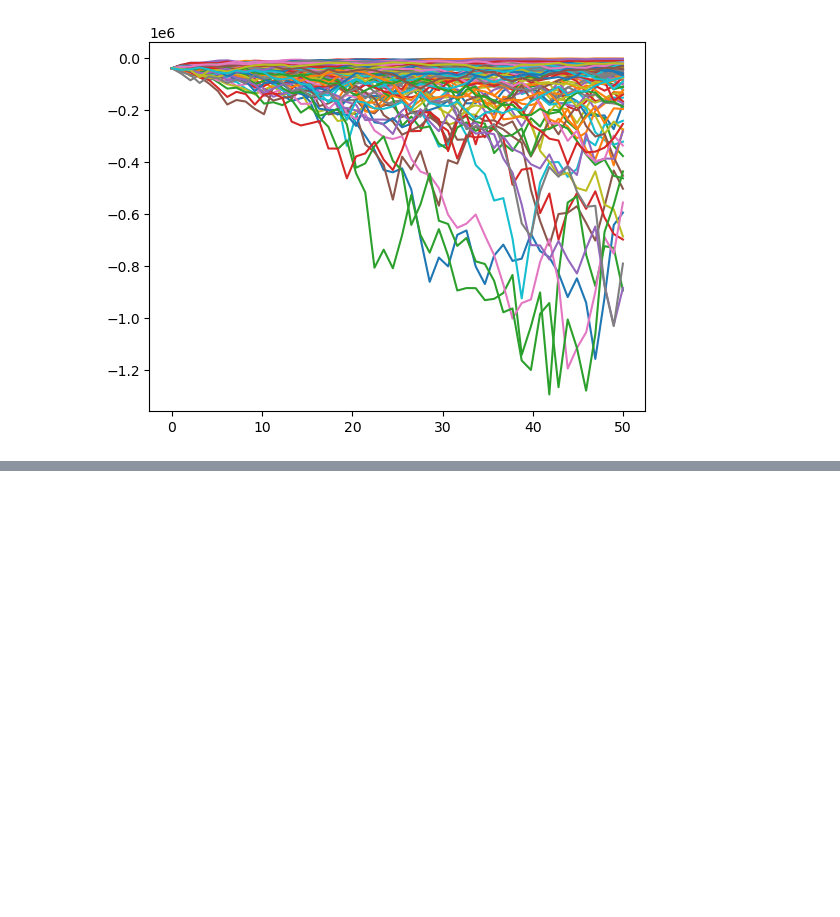
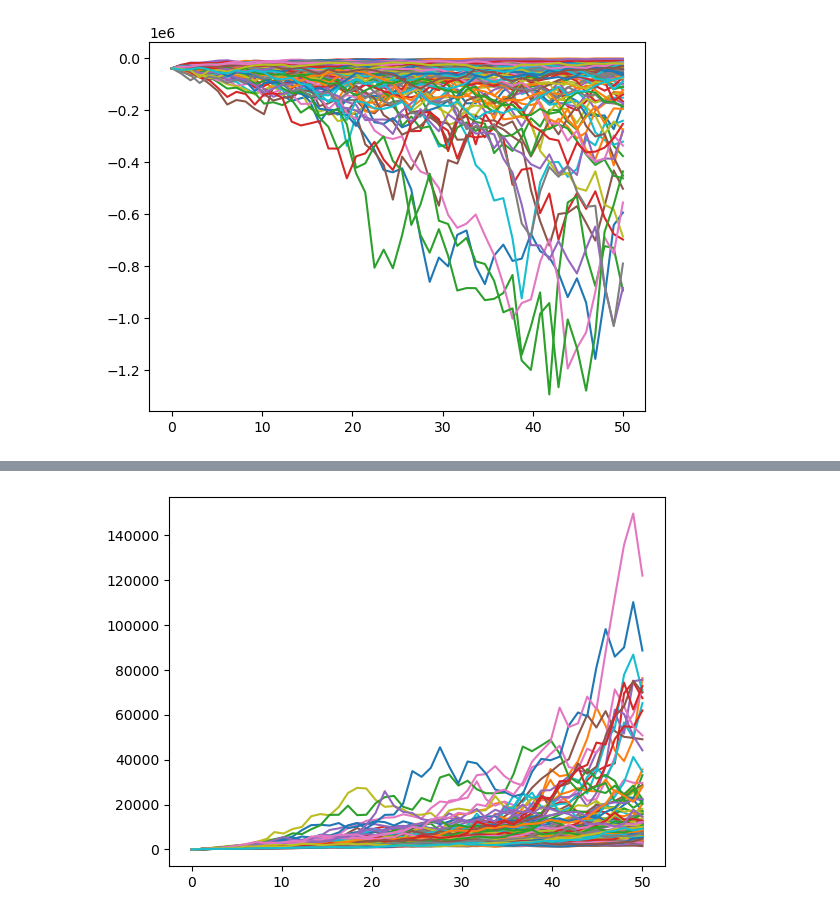
Before and after one commit to NoeDebrois/MSc-Mathematical-Engineering, a Jupyter notebook: Courses/Insurance and Econometrics/Insurance_Project.ipynb, the cells around one changed output, grey strips where cells are left out. Saved outputs shown, nothing was run; the diff lists cells and outputs as text; code cells hidden in the pictures; blank space fills up the shorter version.

```diff
--- a/Courses/Insurance and Econometrics/Insurance_Project.ipynb
+++ b/Courses/Insurance and Econometrics/Insurance_Project.ipynb
@@ -247,0 +285,4 @@ plt.plot(tt, Loss_EQ.T);
+# %%
+plt.plot(tt, loss_up.T);
+# %% [output]
+[figure, added]
```
Also changed, not shown: parts of 8 cells of this notebook.
